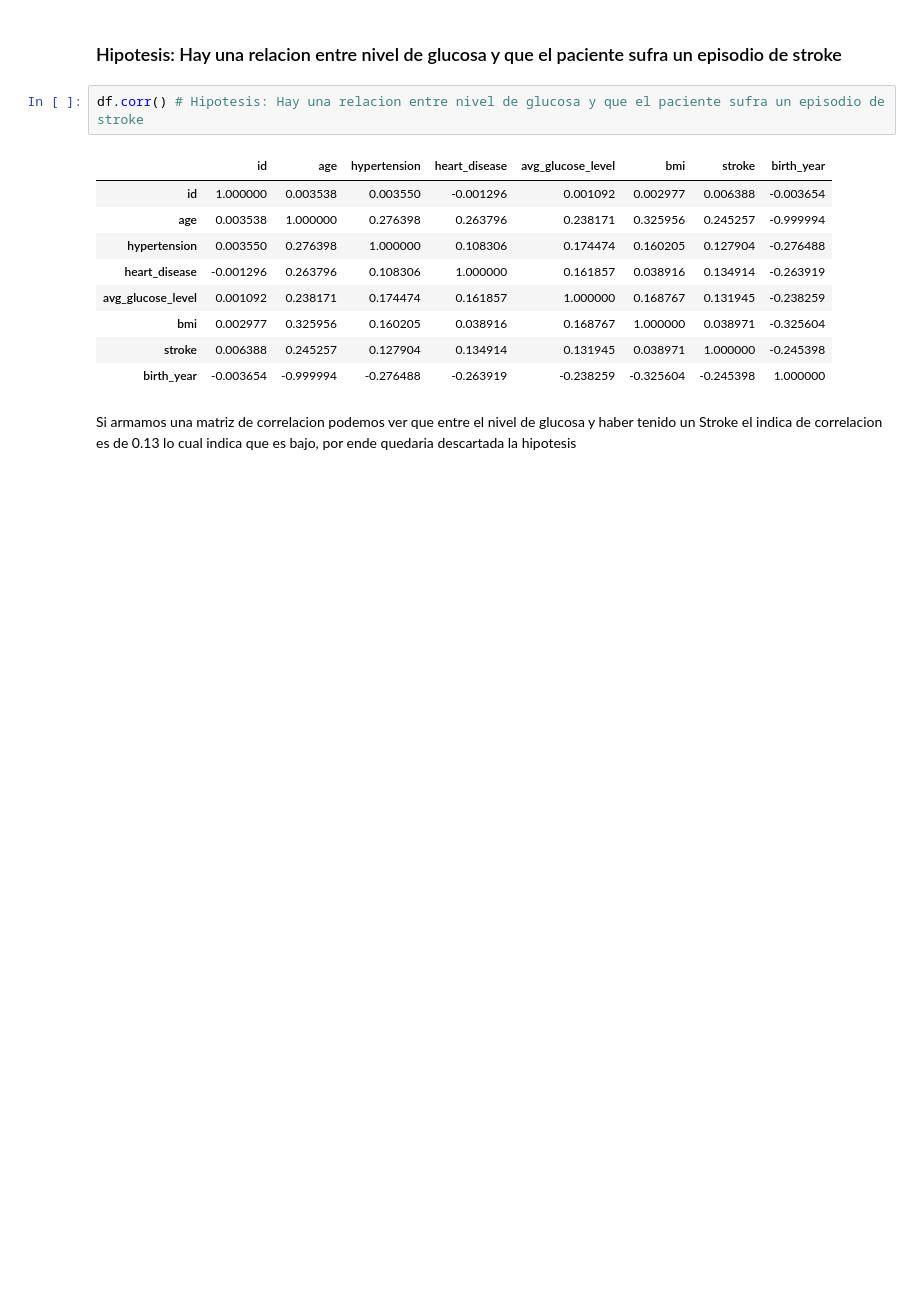
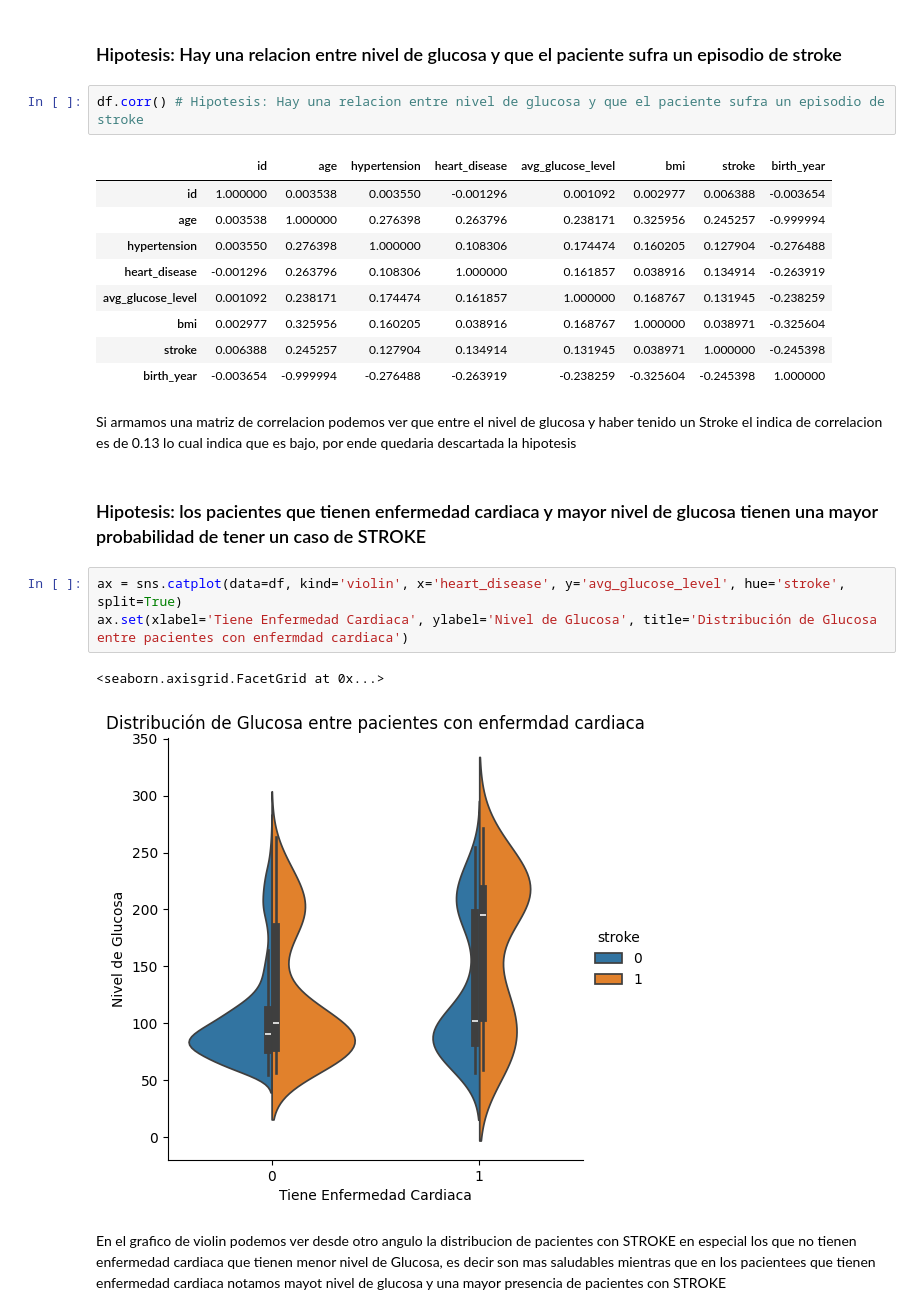
Before and after one commit to CarlosLeguiz/StrokePrediction, a Jupyter notebook: StrokePrediction.ipynb, the cells around one changed output. Saved outputs shown, nothing was run; the diff lists cells and outputs as text; blank space fills up the shorter version.

Commit message:
comenzamos la 3ra y ultima prueba e hipotesis

```diff
--- a/StrokePrediction.ipynb
+++ b/StrokePrediction.ipynb
@@ -238,3 +238,13 @@ df.corr() # Hipotesis: Hay una relacion entre nivel de glucosa y que el paciente
 | birth_year | -0.003654 | -0.999994 | -0.276488 | -0.263919 | -0.238259 | -0.325604 | -0.245398 | 1.000000 |
 # %% [markdown]
 Si armamos una matriz de correlacion podemos ver que entre el nivel de glucosa y haber tenido un Stroke el indica de correlacion es de 0.13 lo cual indica que es bajo, por ende quedaria descartada la hipotesis
+# %% [markdown]
+### Hipotesis: los pacientes que tienen enfermedad cardiaca y mayor nivel de glucosa tienen una mayor probabilidad de tener un caso de STROKE
+# %%
+ax = sns.catplot(data=df, kind='violin', x='heart_disease', y='avg_glucose_level', hue='stroke', split=True)
+ax.set(xlabel='Tiene Enfermedad Cardiaca', ylabel='Nivel de Glucosa', title='Distribución de Glucosa entre pacientes con enfermdad cardiaca')
+# %% [output]
+<seaborn.axisgrid.FacetGrid at 0x...>
+[figure, added]
+# %% [markdown]
+En el grafico de violin podemos ver desde otro angulo la distribucion de pacientes con STROKE en especial los que no tienen enfermedad cardiaca que tienen menor nivel de Glucosa, es decir son mas saludables mientras que en los pacientees que tienen enfermedad cardiaca notamos mayot nivel de glucosa y una mayor presencia de pacientes con STROKE
```
